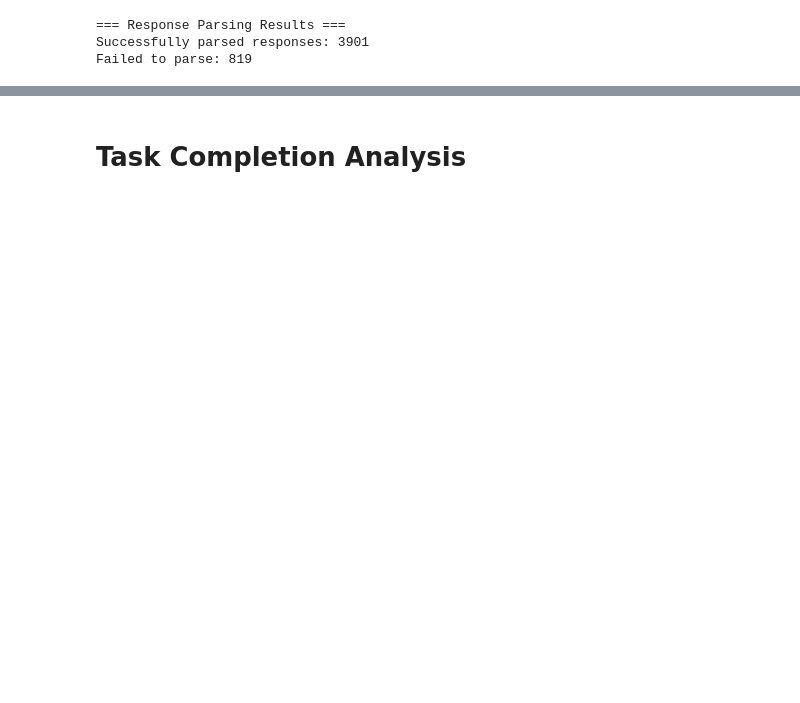
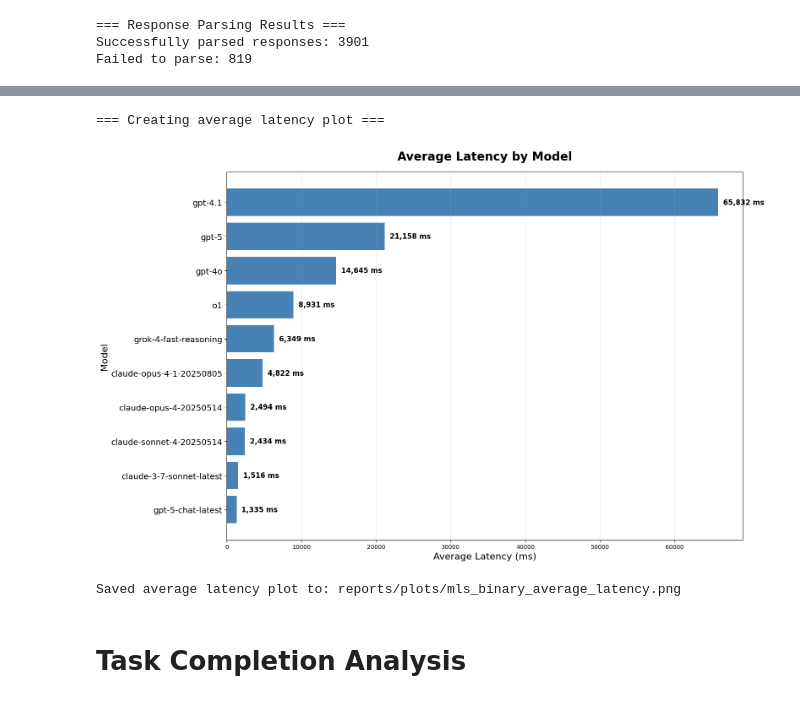
Before and after one commit to PhamVuThuNguyet/llms-experiments, a Jupyter notebook: eda-and-report.ipynb, the cells around one changed output, grey strips where cells are left out. Saved outputs shown, nothing was run; the diff lists cells and outputs as text; code cells hidden in the pictures; blank space fills up the shorter version.

```diff
--- a/eda-and-report.ipynb
+++ b/eda-and-report.ipynb
@@ -139,3 +161,19 @@ print(f"Failed to parse: {df['midline_shift_prediction'].isna().sum()}")
 === Response Parsing Results ===
 Successfully parsed responses: 3901
 Failed to parse: 819
+# %%
+# Load data from mls-binary-v2
+print("=== Loading Data from mls-binary-v2 ===")
+OUTPUT_DIR_V2 = Path("output/mls-binary-v2")
+
+# Load all results from v2
+print("Loading all results from output/mls-binary-v2...")
+df_v2 = load_all_results(OUTPUT_DIR_V2)
+print(f"Loaded {len(df_v2)} results from v2")
+print(f"Columns: {list(df_v2.columns)}")
+print(f"Shape: {df_v2.shape}")
+
+# Parse predictions for v2
+df_v2['midline_shift_prediction'] = df_v2['response_text'].apply(parse_response)
+print(f"Successfully parsed v2 responses: {df_v2['midline_shift_prediction'].notna().sum()}")
+print(f"Failed to parse v2: {df_v2['midline_shift_prediction'].isna().sum()}")
@@ -144,7 +289,7 @@ Failed to parse: 819
 print("=== Creating separate dataframes for each model ===")
 
 # Get unique models
-unique_models = df['model_name'].unique()
+unique_models = df_combined['model_name'].unique()
 print(f"Found {len(unique_models)} unique models: {unique_models}")
 
 # Create a dictionary to store dataframes for each model
@@ -152,7 +297,7 @@ model_dataframes = {}
 
 for model in unique_models:
     # Filter data for this specific model
-    model_df = df[df['model_name'] == model].copy()
+    model_df = df_combined[df_combined['model_name'] == model].copy()
 
     # Add some derived columns
     model_df['latency_seconds'] = model_df['total_latency_ms'] / 1000
@@ -216,5 +361,46 @@ Saved o1 -> reports/mls_binary_o1_results.csv (472 rows)
 
 Saved 10 individual model dataframes
+# %%
+# Plot average latency by model
+print("=== Creating average latency plot ===")
+
+# Calculate average latency for each model
+avg_latency_data = {}
+for model in unique_models:
+    avg_latency_data[model] = model_dataframes[model]['total_latency_ms'].mean()
+
+# Convert to Series and sort
+avg_latency_series = pd.Series(avg_latency_data).sort_values(ascending=True)
+
+# Create the plot
+fig, ax = plt.subplots(figsize=(16, 10))
+
+bars = ax.barh(range(len(avg_latency_series)), avg_latency_series.values, color='steelblue')
+ax.set_title('Average Latency by Model', fontsize=20, fontweight='bold', pad=20)
+ax.set_xlabel('Average Latency (ms)', fontsize=16)
+ax.set_ylabel('Model', fontsize=16)
+ax.set_yticks(range(len(avg_latency_series)))
+ax.set_yticklabels(avg_latency_series.index, fontsize=14)
+ax.grid(axis='x', alpha=0.3)
+
+# Add value labels on bars
+for i, (bar, value) in enumerate(zip(bars, avg_latency_series.values)):
+    ax.text(value + max(avg_latency_series.values) * 0.01, i, f'{value:,.0f} ms',
+            ha='left', va='center', fontsize=12, fontweight='bold')
+
+plt.tight_layout()
+
+# Ensure the directory exists
+Path('reports/plots').mkdir(parents=True, exist_ok=True)
+
+plt.savefig('reports/plots/mls_binary_average_latency.png', dpi=300, bbox_inches='tight')
+plt.show()
+
+print("Saved average latency plot to: reports/plots/mls_binary_average_latency.png")
+# %% [output]
+=== Creating average latency plot ===
+[figure, added]
+Saved average latency plot to: reports/plots/mls_binary_average_latency.png
 # %% [markdown]
 # Task Completion Analysis
 # %%
```
Also changed, not shown: parts of 35 cells of this notebook, 5 other files.
